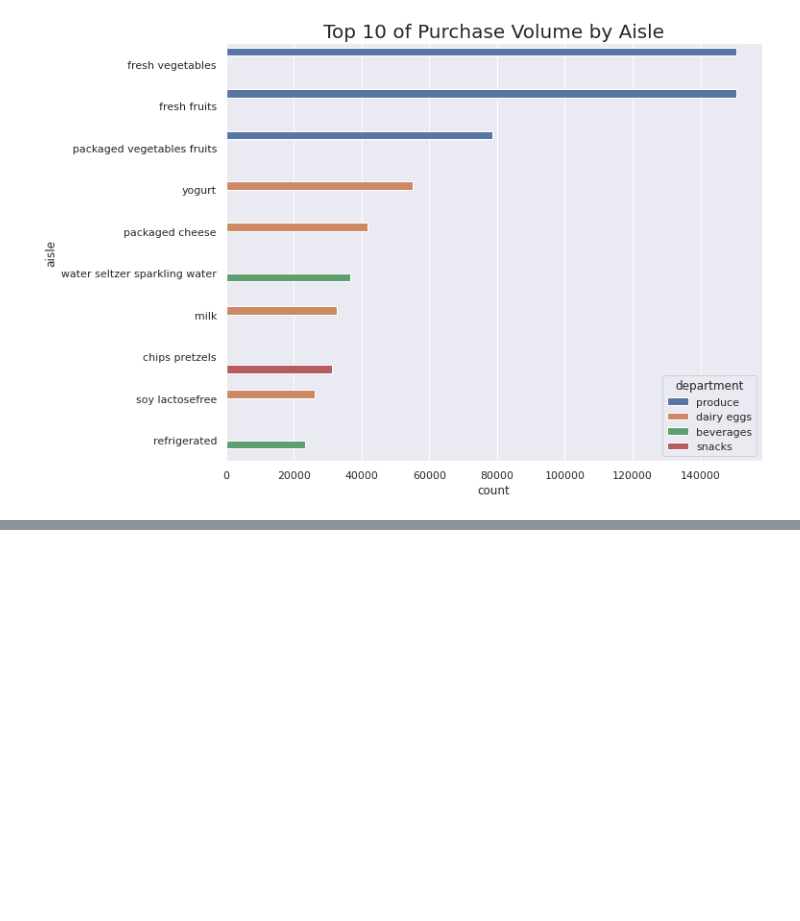
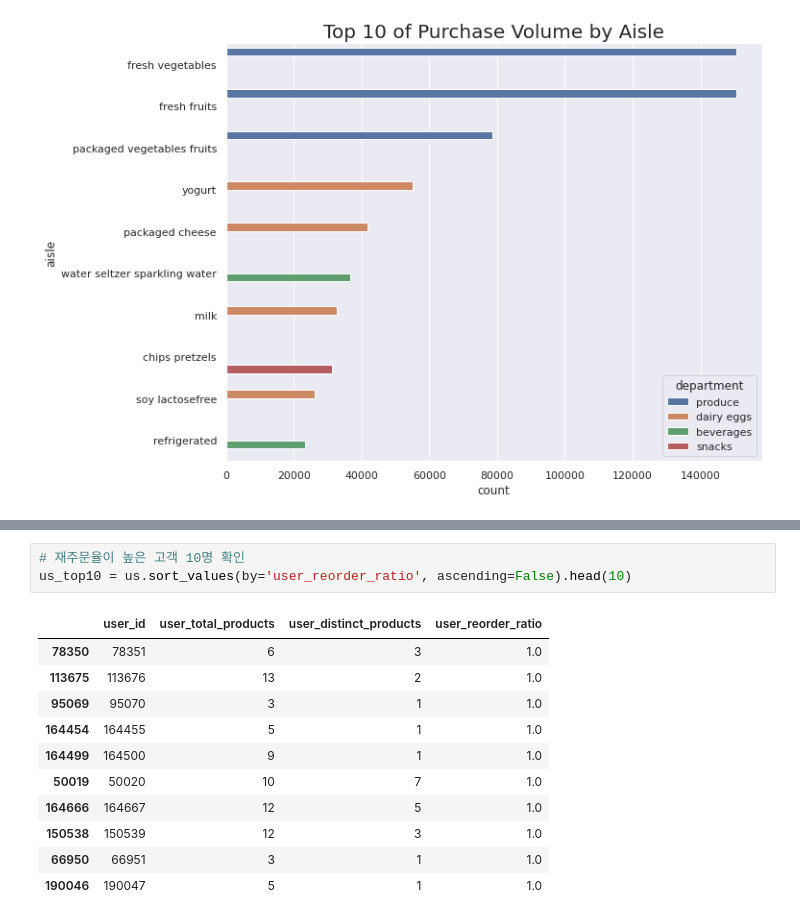
Before and after one commit to Sophia-Kang1/cp1, a Jupyter notebook: cp1.ipynb, the cells around one changed output, grey strips where cells are left out. Drawn from its saved outputs; the diff is of its cells as text; blank space fills up the shorter version.

```diff
--- a/cp1.ipynb
+++ b/cp1.ipynb
@@ -405,0 +510,15 @@ Text(0.5, 1.0, 'Top 10 of Purchase Volume by Aisle')
+# %%
+# 재주문율이 높은 고객 10명 확인
+us_top10 = us.sort_values(by='user_reorder_ratio', ascending=False).head(10)
+# %% [output]
+|  | user_id | user_total_products | user_distinct_products | user_reorder_ratio |
+| 78350 | 78351 | 6 | 3 | 1.0 |
+| 113675 | 113676 | 13 | 2 | 1.0 |
+| 95069 | 95070 | 3 | 1 | 1.0 |
+| 164454 | 164455 | 5 | 1 | 1.0 |
+| 164499 | 164500 | 9 | 1 | 1.0 |
+| 50019 | 50020 | 10 | 7 | 1.0 |
+| 164666 | 164667 | 12 | 5 | 1.0 |
+| 150538 | 150539 | 12 | 3 | 1.0 |
+| 66950 | 66951 | 3 | 1 | 1.0 |
+| 190046 | 190047 | 5 | 1 | 1.0 |
```
Also changed, not shown: parts of 10 cells of this notebook.
